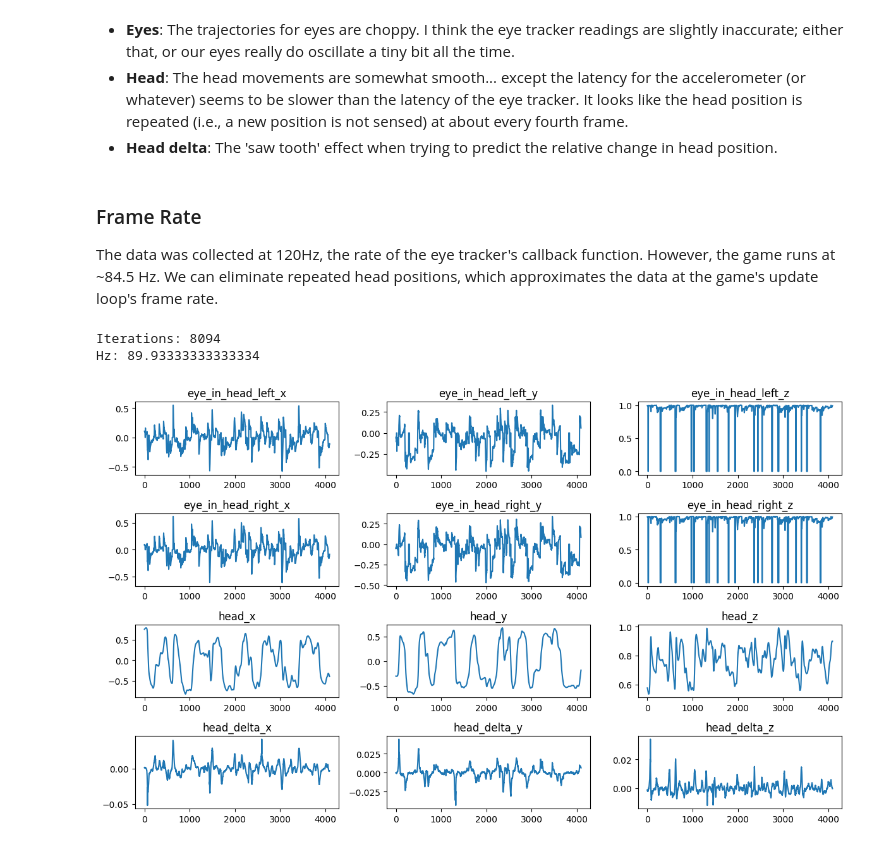
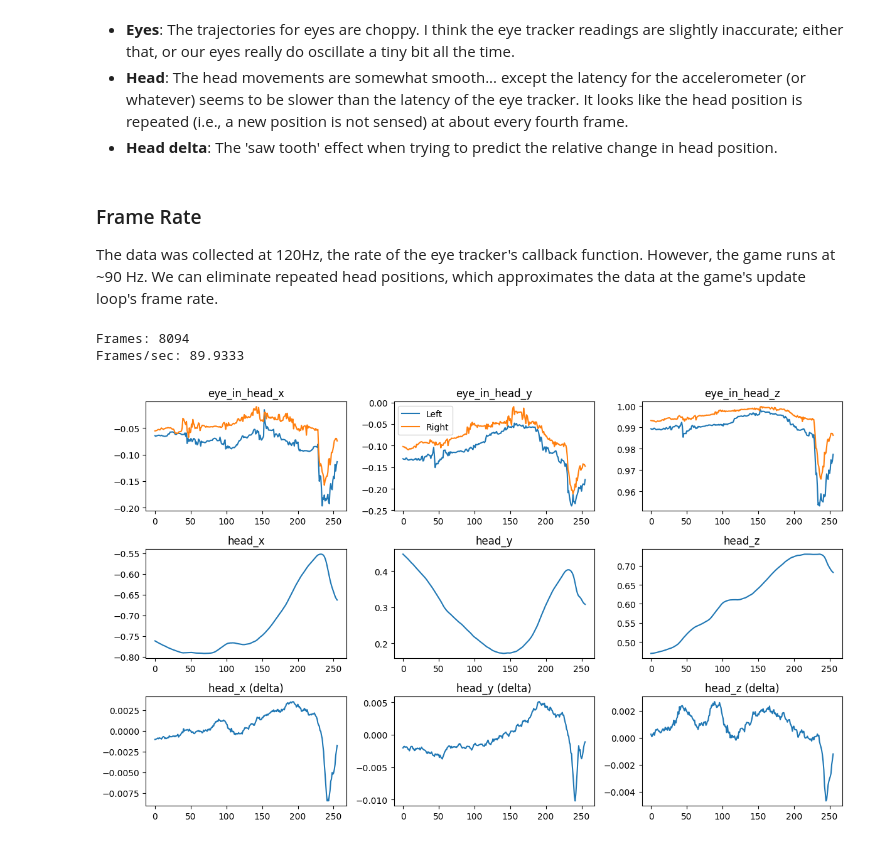
Before and after one commit to aria-lab-code/vr-exoskeleton, a Jupyter notebook: notebooks/explore.ipynb, the cells around one changed output. Cells and saved outputs as stored; diff of their text form; code cells hidden in the pictures.

```diff
--- a/notebooks/explore.ipynb
+++ b/notebooks/explore.ipynb
@@ -217,2 +217,13 @@ plot_hist(df_user0_task0_0)
 # %% [markdown]
 The `z` component of both eye gazes obviously has its mean centered around `1.0`, but a small anomalous spike is present at `0.0`. The `x` and `y` components seem to have spikes at `0.0` as well, although `0.0` appears to be a valid value.
+# %%
+# Plot main distribution of z component of eye gaze.
+
+fig, axes = plt.subplots(1, 2, figsize=(8, 2.7))
+for i, col in enumerate([COL_EYE_L_Z, COL_EYE_R_Z]):
+    series = df_user0_task0_0[col].to_numpy()
+    x = np.array([v for v in series if v > 0.5])
+    axes[i].hist(x, bins=128)
+    axes[i].set_title(col)
+plt.tight_layout()
+plt.show()
@@ -388,3 +400,5 @@ steps = 2 ** 11
+# %%
+steps = 2 ** 8
 # %%
 user = rng.choice(users)
 task = rng.choice(tasks)
@@ -438,18 +446,19 @@ Starting frame: 7071
 # %% [markdown]
 ### Frame Rate
 
-The data was collected at 120Hz, the rate of the eye tracker's callback function. However, the game runs at ~84.5 Hz. We can eliminate repeated head positions, which approximates the data at the game's update loop's frame rate.
+The data was collected at 120Hz, the rate of the eye tracker's callback function. However, the game runs at ~90 Hz. We can eliminate repeated head positions, which approximates the data at the game's update loop's frame rate.
 # %%
-update_indices = list()
+indices_90 = list()
 for i in range(1, len(df)):
     if any(v != v_prev for v, v_prev in zip(df.iloc[i, -2:], df.iloc[i - 1, -2:])):
-        update_indices.append(i)
-df_update = df.iloc[update_indices]
-print('Iterations:', len(df_update))
-print('Hz:', len(df_update) / 90)
-offset_update = int((offset + steps) * len(df_update) / len(df) - steps)
-plot_trajectory_sample(df_update, offset_update, steps)
+        indices_90.append(i)
+df_90 = df.iloc[indices_90]
+print('Frames:', len(df_90))
+print('Frames/sec: {:.4f}'.format(len(df_90) / data_utils.SECONDS_PER_TRIAL, 'hz'))
+ratio = len(df_90) / len(df)
+offset_90 = max(0, int((offset + steps / 2) * ratio - steps / 2))
+plot_trajectory_sample(df_90, offset_90, steps)
 # %% [output]
-Iterations: 8094
-Hz: 89.93333333333334
+Frames: 8094
+Frames/sec: 89.9333
-[figure, old version]
+[figure, new version]
```
Also changed, not shown: parts of 7 cells of this notebook, 4 other files.
